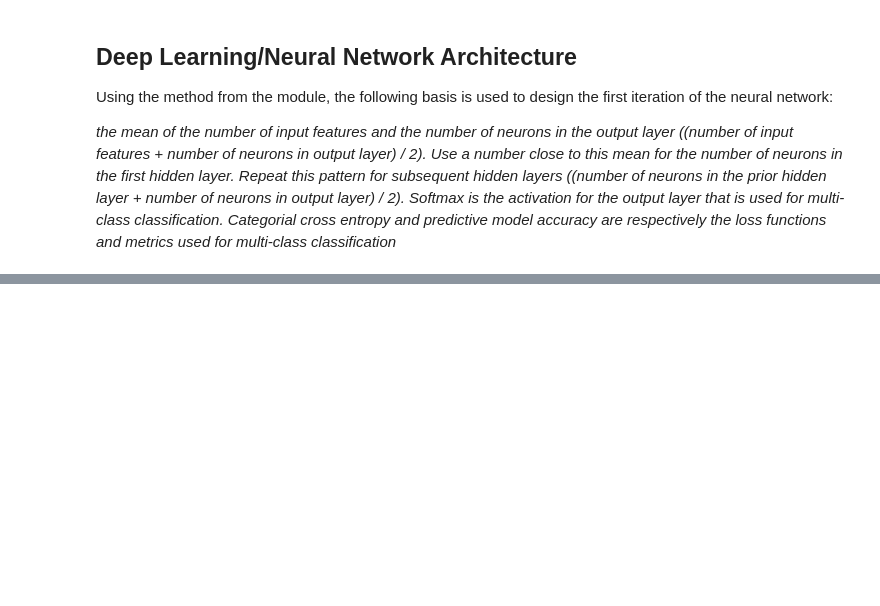
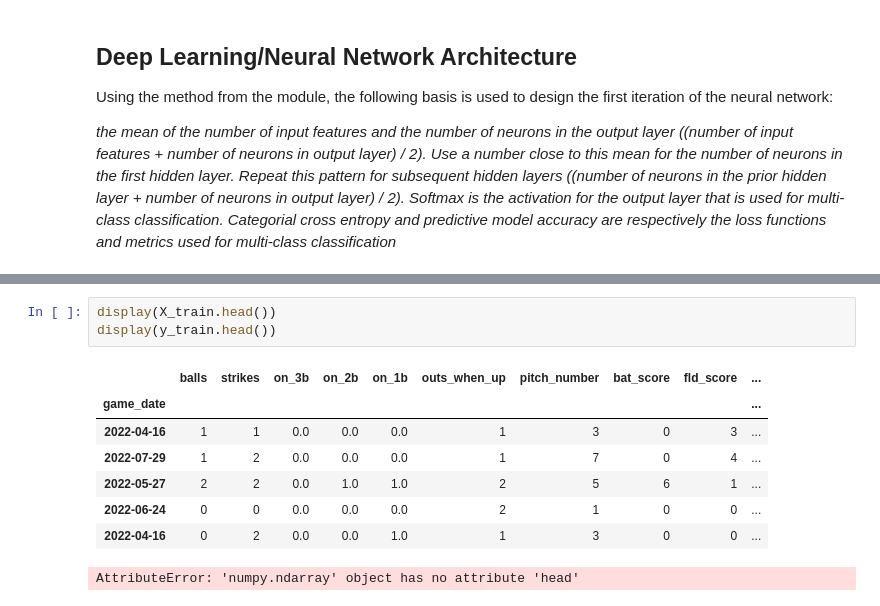
Before and after one commit to Rishi-Prasadha/MLB_ML_Pitching_Prediction, a Jupyter notebook: rishi/starter.ipynb, the cells around one changed output, grey strips where cells are left out. Cells and saved outputs as stored; diff of their text form; blank space fills up the shorter version.

```diff
--- a/rishi/starter.ipynb
+++ b/rishi/starter.ipynb
@@ -223,3 +246,15 @@ Detected at node 'categorical_crossentropy/Cast' defined at (most recent call la
+# %%
+display(X_train.head())
+display(y_train.head())
+# %% [output]
+|  | balls | strikes | on_3b | on_2b | on_1b | outs_when_up | pitch_number | bat_score | fld_score | ... |
+| game_date |  |  |  |  |  |  |  |  |  | ... |
+| 2022-04-16 | 1 | 1 | 0.0 | 0.0 | 0.0 | 1 | 3 | 0 | 3 | ... |
+| 2022-07-29 | 1 | 2 | 0.0 | 0.0 | 0.0 | 1 | 7 | 0 | 4 | ... |
+| 2022-05-27 | 2 | 2 | 0.0 | 1.0 | 1.0 | 2 | 5 | 6 | 1 | ... |
+| 2022-06-24 | 0 | 0 | 0.0 | 0.0 | 0.0 | 2 | 1 | 0 | 0 | ... |
+| 2022-04-16 | 0 | 2 | 0.0 | 0.0 | 1.0 | 1 | 3 | 0 | 0 | ... |
+AttributeError: 'numpy.ndarray' object has no attribute 'head'
 # %%
 # Plot the loss over epochs
 
```
Also changed, not shown: parts of 10 cells of this notebook.
